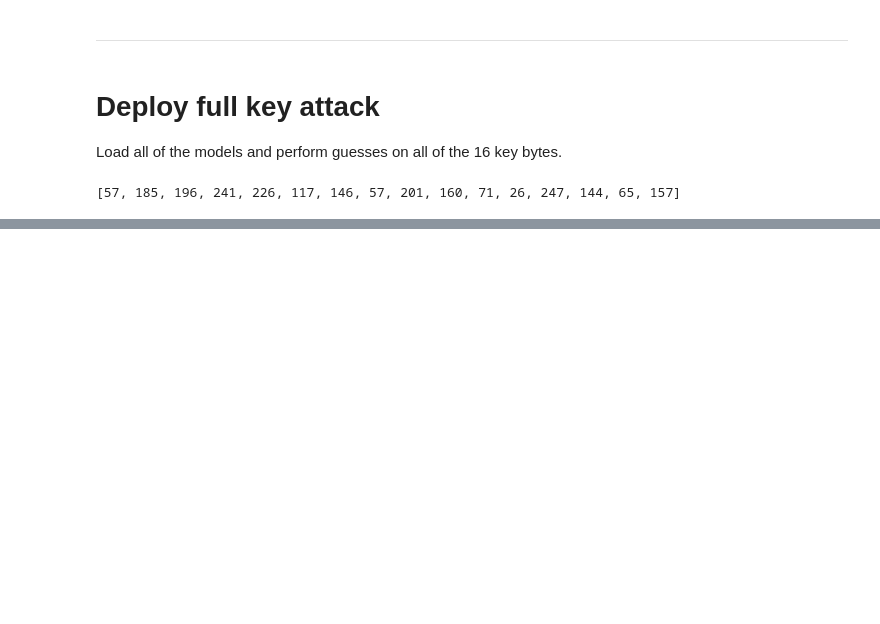
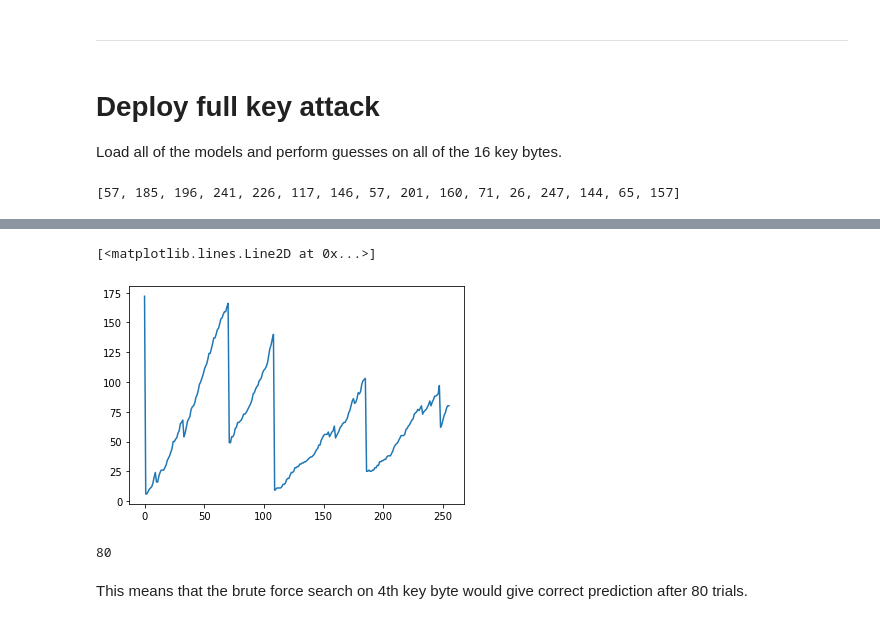
Before and after one commit to rubidijum/MachineLearningSCA, a Jupyter notebook: 1_0_SCA_MLP.ipynb, the cells around one changed output, grey strips where cells are left out. Cells and saved outputs as stored; diff of their text form; code cells hidden in the pictures; blank space fills up the shorter version.

```diff
--- a/1_0_SCA_MLP.ipynb
+++ b/1_0_SCA_MLP.ipynb
@@ -1014,0 +1018,12 @@ fine_tuning_trainer.evaluate_model(model_4, dataset, attack_byte=4, verbose=0)
+# %%
+plt.plot(fine_tuning_trainer.key_ranks[204])
+# %% [output]
+[<matplotlib.lines.Line2D at 0x...>]
+[figure, added]
+# %%
+# get correct key byte rank
+fine_tuning_trainer.key_ranks[204][-1]
+# %% [output]
+80
+# %% [markdown]
+This means that the brute force search on 4th key byte would give correct prediction after 80 trials.
```
Also changed, not shown: parts of 2 cells of this notebook.
